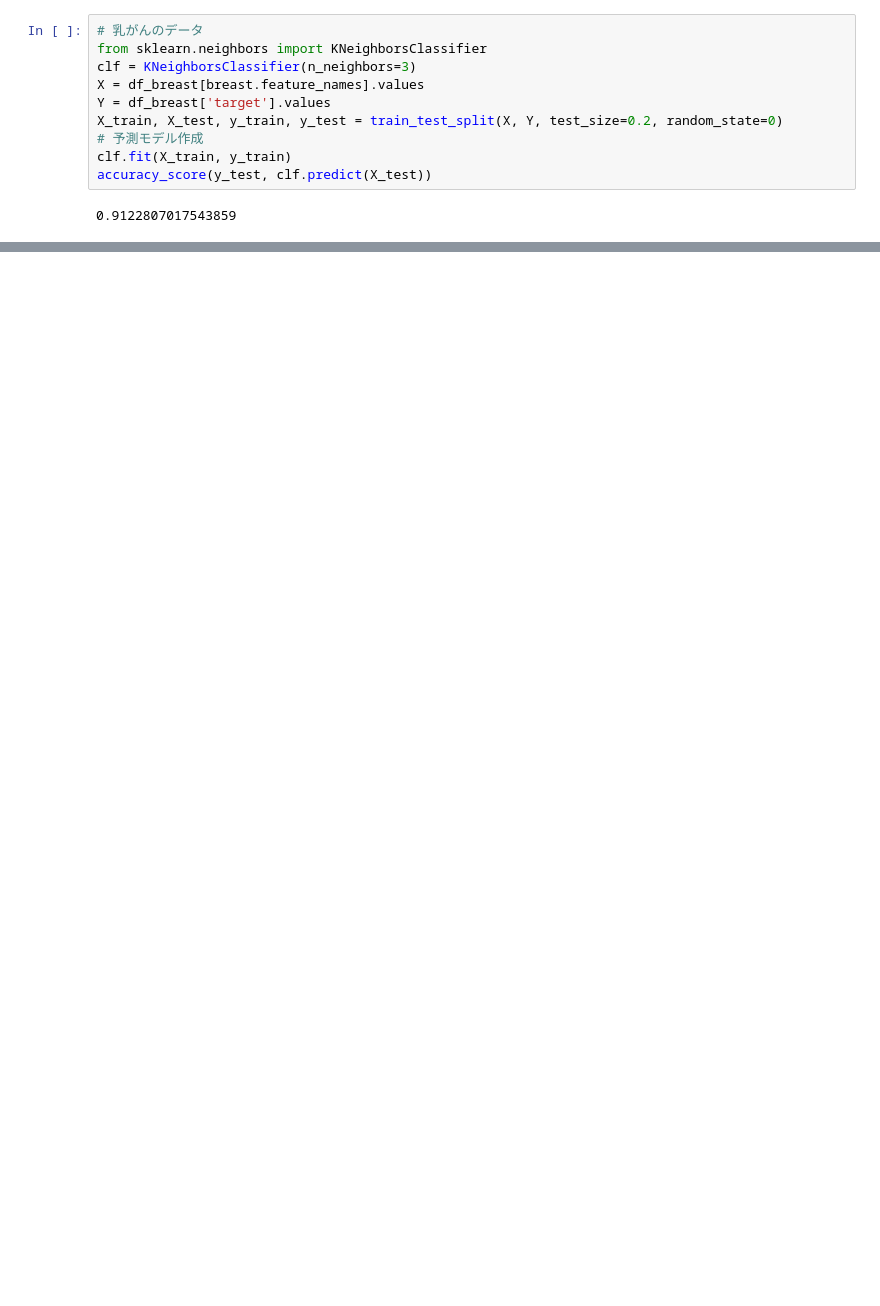
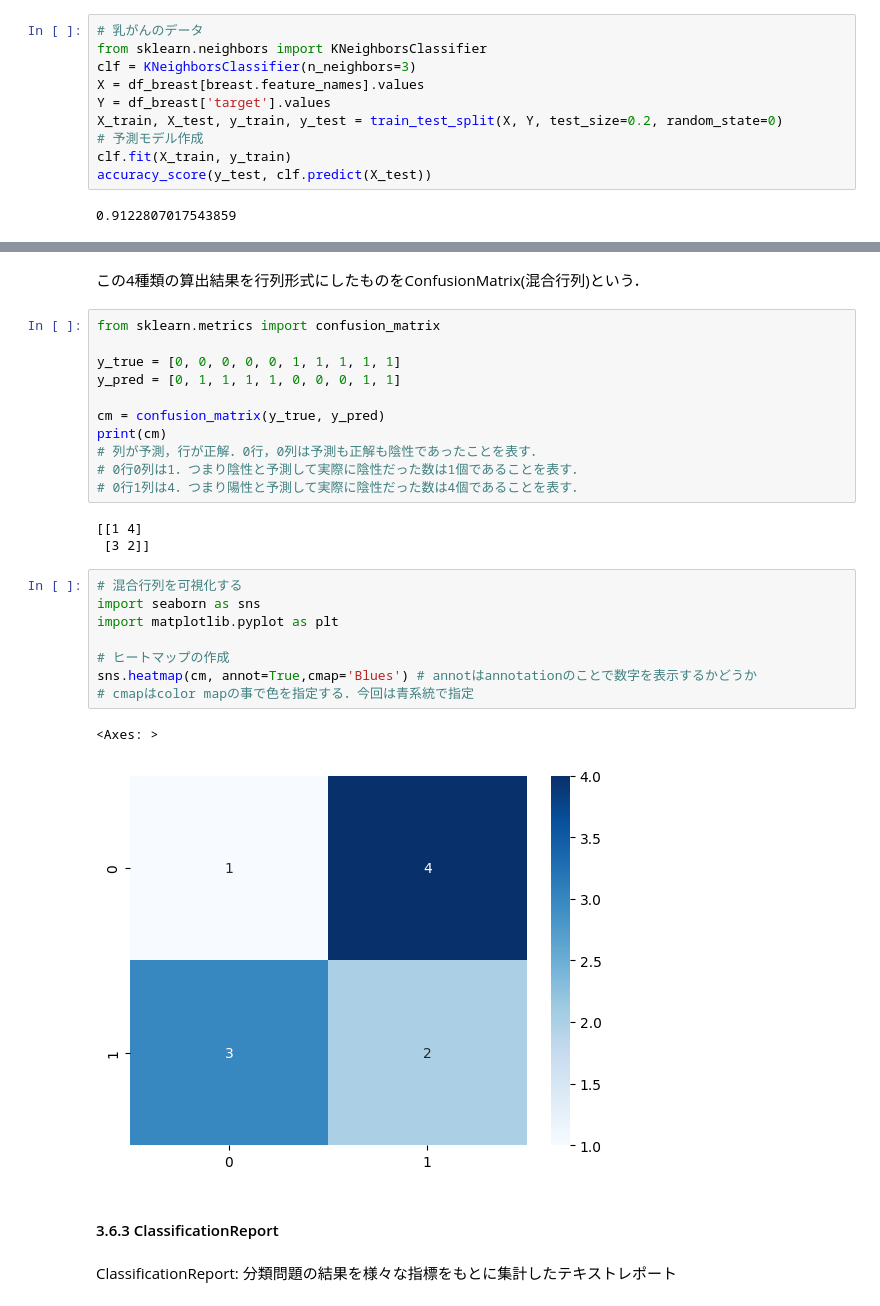
Before and after one commit to akiyoshi777/data_analysis, a Jupyter notebook: sklearn.ipynb, the cells around one changed output, grey strips where cells are left out. Drawn from its saved outputs; the diff is of its cells as text; blank space fills up the shorter version.

```diff
--- a/sklearn.ipynb
+++ b/sklearn.ipynb
@@ -1026,0 +1150,32 @@ KNeighborsRegressor()
+# %% [markdown]
+この4種類の算出結果を行列形式にしたものをConfusionMatrix(混合行列)という．
+# %%
+from sklearn.metrics import confusion_matrix
+
+y_true = [0, 0, 0, 0, 0, 1, 1, 1, 1, 1]
+y_pred = [0, 1, 1, 1, 1, 0, 0, 0, 1, 1]
+
+cm = confusion_matrix(y_true, y_pred)
+print(cm)
+# 列が予測，行が正解．0行，0列は予測も正解も陰性であったことを表す．
+# 0行0列は1．つまり陰性と予測して実際に陰性だった数は1個であることを表す．
+# 0行1列は4．つまり陽性と予測して実際に陰性だった数は4個であることを表す．
+# %% [output]
+[[1 4]
+ [3 2]]
+# %%
+# 混合行列を可視化する
+import seaborn as sns
+import matplotlib.pyplot as plt
+
+# ヒートマップの作成
+sns.heatmap(cm, annot=True,cmap='Blues') # annotはannotationのことで数字を表示するかどうか
+# cmapはcolor mapの事で色を指定する．今回は青系統で指定
+# %% [output]
+<Axes: >
+[figure, added]
+# %% [markdown]
+<a id="section3-6-3"></a>
+#### 3.6.3 ClassificationReport
+# %% [markdown]
+ClassificationReport: 分類問題の結果を様々な指標をもとに集計したテキストレポート
```
Also changed, not shown: parts of 56 cells of this notebook.
